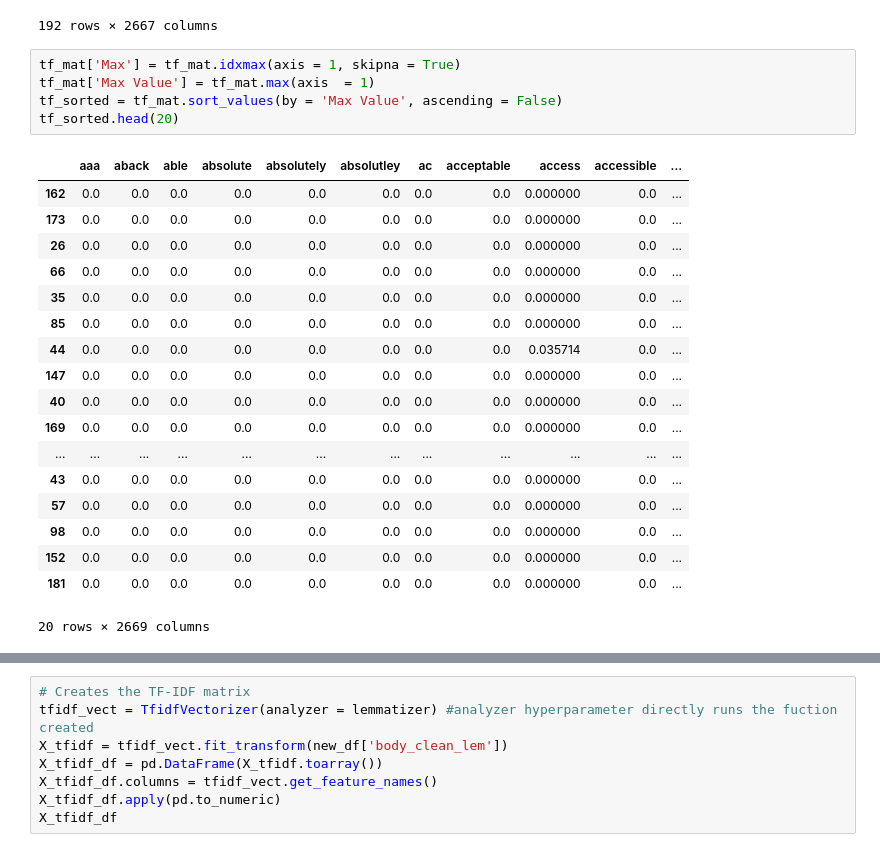
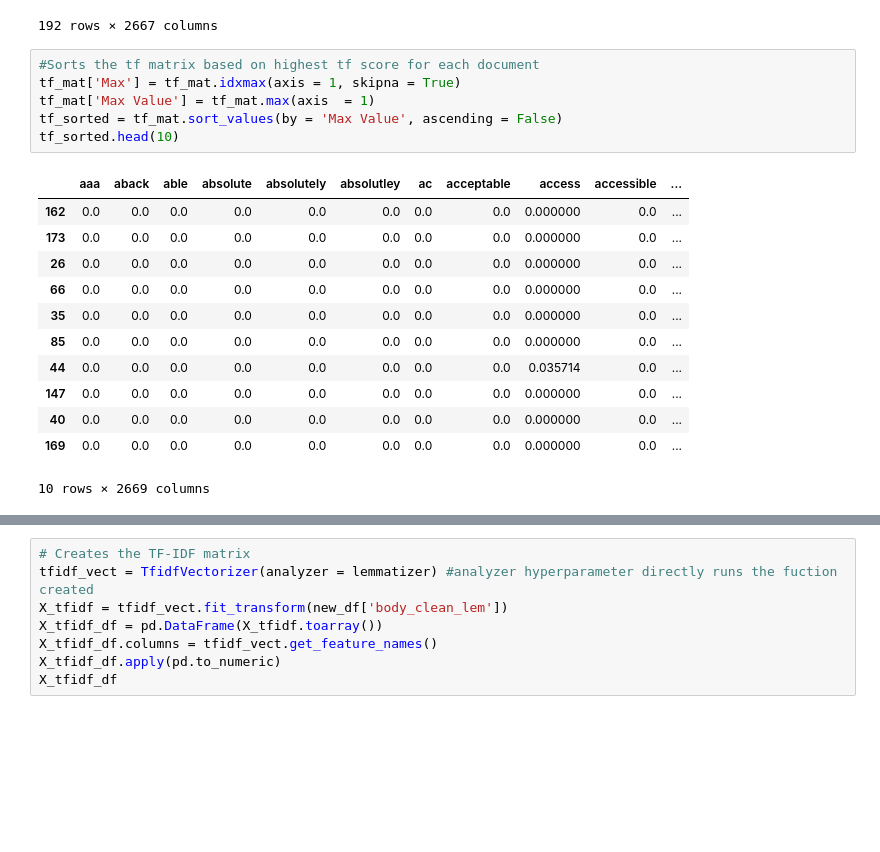
Before and after one commit to vvenkatesh-ML/Projects, a Jupyter notebook: IoT Analytics/Assignment 2/Assignment_2_VishaalVenkatesh.ipynb, the cells around one changed output, grey strips where cells are left out. Cells and saved outputs as stored; diff of their text form; blank space fills up the shorter version.

```diff
--- a/IoT Analytics/Assignment 2/Assignment_2_VishaalVenkatesh.ipynb
+++ b/IoT Analytics/Assignment 2/Assignment_2_VishaalVenkatesh.ipynb
@@ -209,26 +193,21 @@ tf_mat
 | 191 | 0.0 | 0.0 | 0.0 | 0.0 | 0.0 | 0.0 | 0.0 | 0.0 | 0.000000 | 0.0 | ... |
 192 rows × 2667 columns
 # %%
+#Sorts the tf matrix based on highest tf score for each document
 tf_mat['Max'] = tf_mat.idxmax(axis = 1, skipna = True)
 tf_mat['Max Value'] = tf_mat.max(axis  = 1)
 tf_sorted = tf_mat.sort_values(by = 'Max Value', ascending = False)
-tf_sorted.head(20)
+tf_sorted.head(10)
 # %% [output]
 |  | aaa | aback | able | absolute | absolutely | absolutley | ac | acceptable | access | accessible | ... |
 | 162 | 0.0 | 0.0 | 0.0 | 0.0 | 0.0 | 0.0 | 0.0 | 0.0 | 0.000000 | 0.0 | ... |
 | 173 | 0.0 | 0.0 | 0.0 | 0.0 | 0.0 | 0.0 | 0.0 | 0.0 | 0.000000 | 0.0 | ... |
 | 26 | 0.0 | 0.0 | 0.0 | 0.0 | 0.0 | 0.0 | 0.0 | 0.0 | 0.000000 | 0.0 | ... |
 | 66 | 0.0 | 0.0 | 0.0 | 0.0 | 0.0 | 0.0 | 0.0 | 0.0 | 0.000000 | 0.0 | ... |
 | 35 | 0.0 | 0.0 | 0.0 | 0.0 | 0.0 | 0.0 | 0.0 | 0.0 | 0.000000 | 0.0 | ... |
 | 85 | 0.0 | 0.0 | 0.0 | 0.0 | 0.0 | 0.0 | 0.0 | 0.0 | 0.000000 | 0.0 | ... |
 | 44 | 0.0 | 0.0 | 0.0 | 0.0 | 0.0 | 0.0 | 0.0 | 0.0 | 0.035714 | 0.0 | ... |
 | 147 | 0.0 | 0.0 | 0.0 | 0.0 | 0.0 | 0.0 | 0.0 | 0.0 | 0.000000 | 0.0 | ... |
 | 40 | 0.0 | 0.0 | 0.0 | 0.0 | 0.0 | 0.0 | 0.0 | 0.0 | 0.000000 | 0.0 | ... |
 | 169 | 0.0 | 0.0 | 0.0 | 0.0 | 0.0 | 0.0 | 0.0 | 0.0 | 0.000000 | 0.0 | ... |
-| ... | ... | ... | ... | ... | ... | ... | ... | ... | ... | ... | ... |
-| 43 | 0.0 | 0.0 | 0.0 | 0.0 | 0.0 | 0.0 | 0.0 | 0.0 | 0.000000 | 0.0 | ... |
-| 57 | 0.0 | 0.0 | 0.0 | 0.0 | 0.0 | 0.0 | 0.0 | 0.0 | 0.000000 | 0.0 | ... |
-| 98 | 0.0 | 0.0 | 0.0 | 0.0 | 0.0 | 0.0 | 0.0 | 0.0 | 0.000000 | 0.0 | ... |
-| 152 | 0.0 | 0.0 | 0.0 | 0.0 | 0.0 | 0.0 | 0.0 | 0.0 | 0.000000 | 0.0 | ... |
-| 181 | 0.0 | 0.0 | 0.0 | 0.0 | 0.0 | 0.0 | 0.0 | 0.0 | 0.000000 | 0.0 | ... |
-20 rows × 2669 columns
+10 rows × 2669 columns
```
Also changed, not shown: parts of 9 cells of this notebook.
